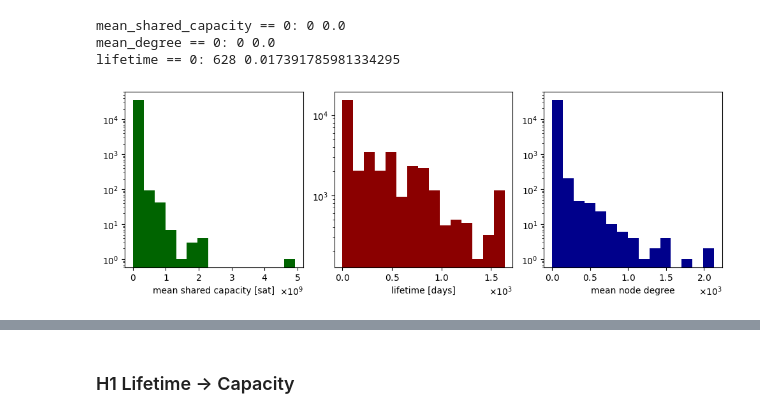
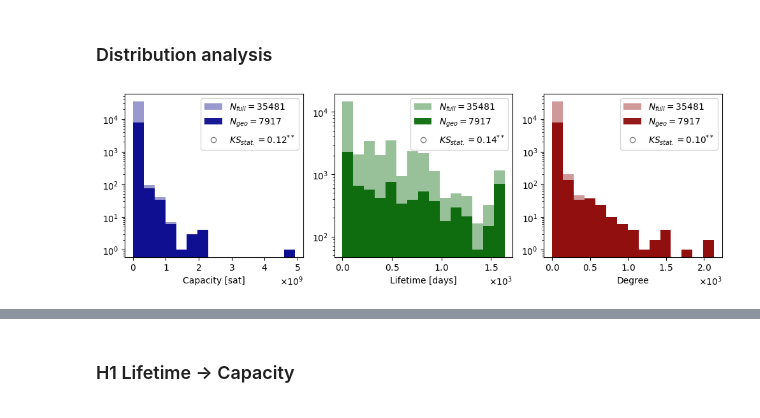
Before and after one commit to Ellariel/ln-node-lifetime-analysis, a Jupyter notebook: analysis.ipynb, the cells around one changed output, grey strips where cells are left out. Drawn from its saved outputs; the diff is of its cells as text; code cells hidden in the pictures.

```diff
--- a/analysis.ipynb
+++ b/analysis.ipynb
@@ -69,54 +145,60 @@ fig.savefig(
+# %% [markdown]
+### Distribution analysis
 # %%
 d = df.copy()
-print("mean_shared_capacity == 0:",
-      (d['mean_shared_capacity'] == 0).sum(),
-      (d['mean_shared_capacity'] == 0).sum()/len(d))
+fig = plt.figure(figsize=(10, 3.3))
+ax_left = fig.add_subplot(1, 3, 1)
 
-print("mean_degree == 0:",
-      (d['mean_degree'] == 0).sum(),
-      (d['mean_degree'] == 0).sum()/len(d))
-
-print("lifetime == 0:",
-      (d['lifetime'] == 0).sum(),
-      (d['lifetime'] == 0).sum()/len(d))
-
-fig = plt.figure(figsize=(10, 3.5))
-ax_left = fig.add_subplot(1, 3, 1)
-d.mean_shared_capacity.hist(ax=ax_left, bins=15, label="mean shared capacity",
-                            log=True, color='darkgreen', grid=False)
-# ax_left.legend(loc="upper right")
+s = "mean_shared_capacity"
+d0 = d[s]
+d0.hist(ax=ax_left, bins=15, label=f"$N_{{full}}={len(d0)}$",
+            log=True, color='darkblue', grid=False, alpha=0.4)
+d1 = d.dropna(subset="country")[s]
+d1.hist(ax=ax_left, bins=15, label=f"$N_{{geo}}={len(d1)}$",
+                  log=True, color='darkblue', grid=False, alpha=0.9)
+h, l = add_ks(d0, d1, ax_left)
+ax_left.legend(h, l, loc="upper right")
 xfmt = ScalarFormatter(useMathText=True)
 xfmt.set_powerlimits((0, 0))
 ax_left.xaxis.set_major_formatter(xfmt)
-ax_left.set_xlabel("mean shared capacity [sat]")
+ax_left.set_xlabel("Capacity [sat]")
 
 ax_center = fig.add_subplot(1, 3, 2)
-d.lifetime.hist(ax=ax_center, bins=15, label="lifetime",
-                log=True, color='darkred', grid=False)
-# ax_center.legend(loc="upper right")
+s = "lifetime"
+d0 = d[s]
+d0.hist(ax=ax_center, bins=15, label=f"$N_{{full}}={len(d0)}$",
+            log=True, color='darkgreen', grid=False, alpha=0.4)
+d1 = d.dropna(subset="country")[s]
+d1.hist(ax=ax_center, bins=15, label=f"$N_{{geo}}={len(d1)}$",
+                  log=True, color='darkgreen', grid=False, alpha=0.9)
+h, l = add_ks(d0, d1, ax_center)
+ax_center.legend(h, l, loc="upper right")
 xfmt = ScalarFormatter(useMathText=True)
 xfmt.set_powerlimits((0, 0))
 ax_center.xaxis.set_major_formatter(xfmt)
-ax_center.set_xlabel("lifetime [days]")
+ax_center.set_xlabel("Lifetime [days]")
 
 ax_right= fig.add_subplot(1, 3, 3)
-d.mean_degree.hist(ax=ax_right, bins=15, label="mean node degree",
-                   log=True, color='darkblue', grid=False)
-# ax_right.legend(loc="upper right")
+s = "mean_degree"
+d0 = d[s]
+d0.hist(ax=ax_right, bins=15, label=f"$N_{{full}}={len(d0)}$",
+            log=True, color='darkred', grid=False, alpha=0.4)
+d1 = d.dropna(subset="country")[s]
+d1.hist(ax=ax_right, bins=15, label=f"$N_{{geo}}={len(d1)}$",
+                  log=True, color='darkred', grid=False, alpha=0.9)
+h, l = add_ks(d0, d1, ax_right)
+ax_right.legend(h, l, loc="upper right")
 xfmt = ScalarFormatter(useMathText=True)
 xfmt.set_powerlimits((0, 0))
 ax_right.xaxis.set_major_formatter(xfmt)
-ax_right.set_xlabel("mean node degree")
+ax_right.set_xlabel("Degree")
 
 fig.tight_layout(pad=1.01)
 fig.savefig(
         os.path.join(results_dir, "fig02.pdf"),
         dpi=1200,
         bbox_inches="tight",
         format='pdf',
     )
 # %% [output]
-mean_shared_capacity == 0: 0 0.0
-mean_degree == 0: 0 0.0
-lifetime == 0: 628 0.017391785981334295
-[figure, old version]
+[figure, new version]
```
Also changed, not shown: parts of 10 cells of this notebook, 5 other files.
